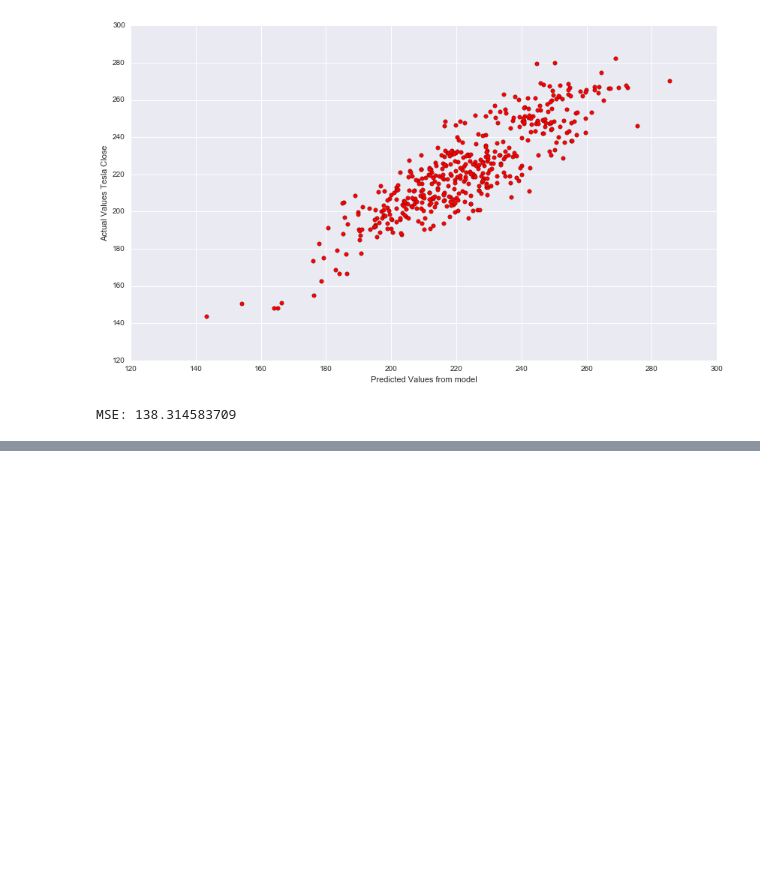
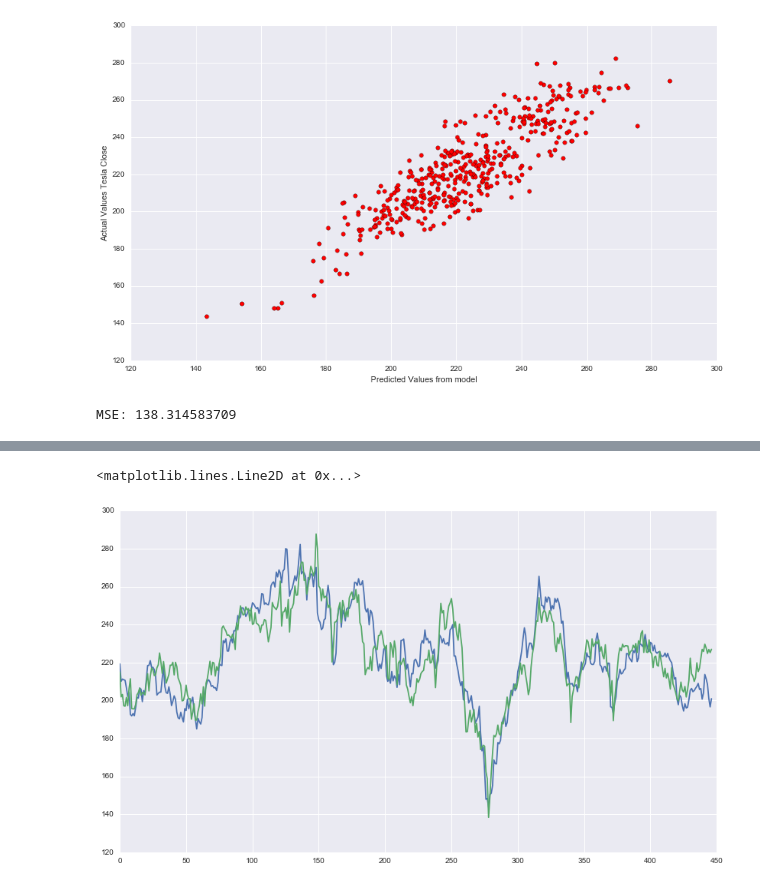
Before and after one commit to ktoomey86/The_Toom, a Jupyter notebook: Stocks- Capstone/Stock_final.ipynb, the cells around one changed output, grey strips where cells are left out. Saved outputs shown, nothing was run; the diff lists cells and outputs as text; code cells hidden in the pictures; blank space fills up the shorter version.

```diff
--- a/Stocks- Capstone/Stock_final.ipynb
+++ b/Stocks- Capstone/Stock_final.ipynb
@@ -157,0 +196,6 @@ MSE: 140.970089878
+# %%
+plt.plot(master['TEclose'])
+plt.plot(predictions)
+# %% [output]
+<matplotlib.lines.Line2D at 0x...>
+[figure, added]
```
Also changed, not shown: parts of 7 cells of this notebook, 1 other file.
